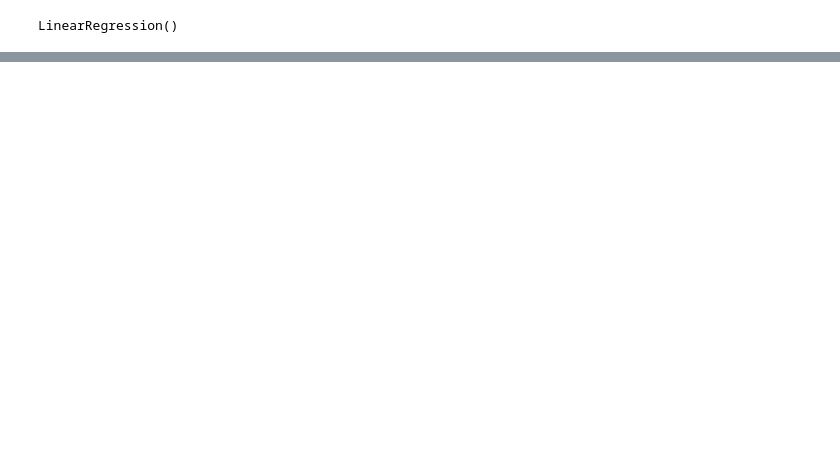
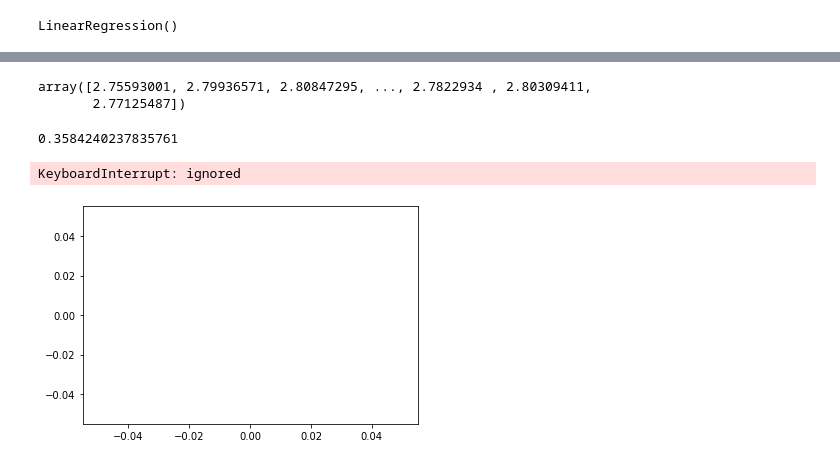
Before and after one commit to Shashwat-spyder/NYC-Taxi-Trip-Time, a Jupyter notebook: NYC_Taxi_Trip_Time_Prediction_Capstone_Project.ipynb, the cells around one changed output, grey strips where cells are left out. Cells and saved outputs as stored; diff of their text form; code cells hidden in the pictures; blank space fills up the shorter version.

```diff
--- a/NYC_Taxi_Trip_Time_Prediction_Capstone_Project.ipynb
+++ b/NYC_Taxi_Trip_Time_Prediction_Capstone_Project.ipynb
@@ -512,0 +617,14 @@ math.sqrt(mean_squared_error(y_test, y_predict))
+# %%
+y_predict
+# %% [output]
+array([2.75593001, 2.79936571, 2.80847295, ..., 2.7822934 , 2.80309411,
+       2.77125487])
+# %%
+math.sqrt(mean_squared_error(y_test, y_pred_ridge))
+# %% [output]
+0.3584240237835761
+# %%
+sns.lineplot(y_test, y_pred_ridge)
+# %% [output]
+KeyboardInterrupt: ignored
+[figure, added]
```
Also changed, not shown: parts of 21 cells of this notebook.
